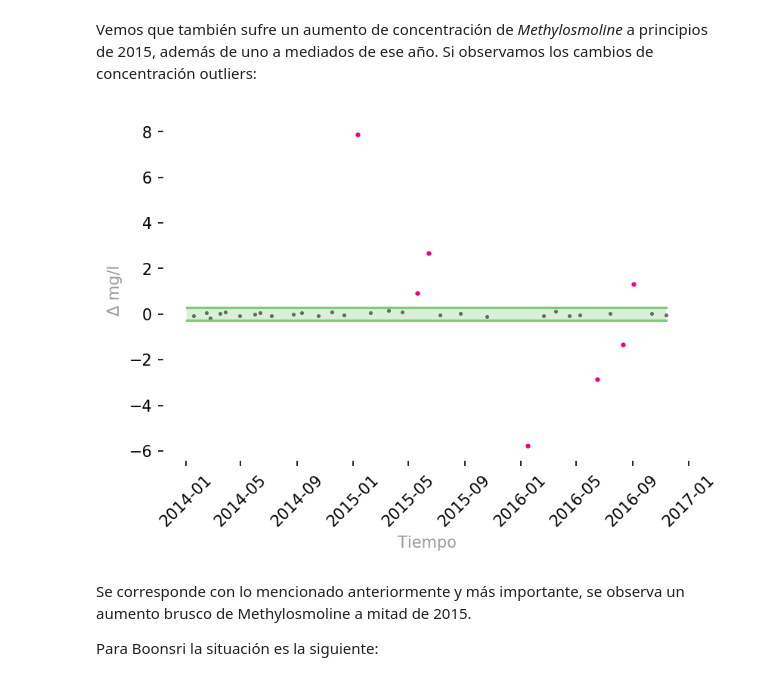
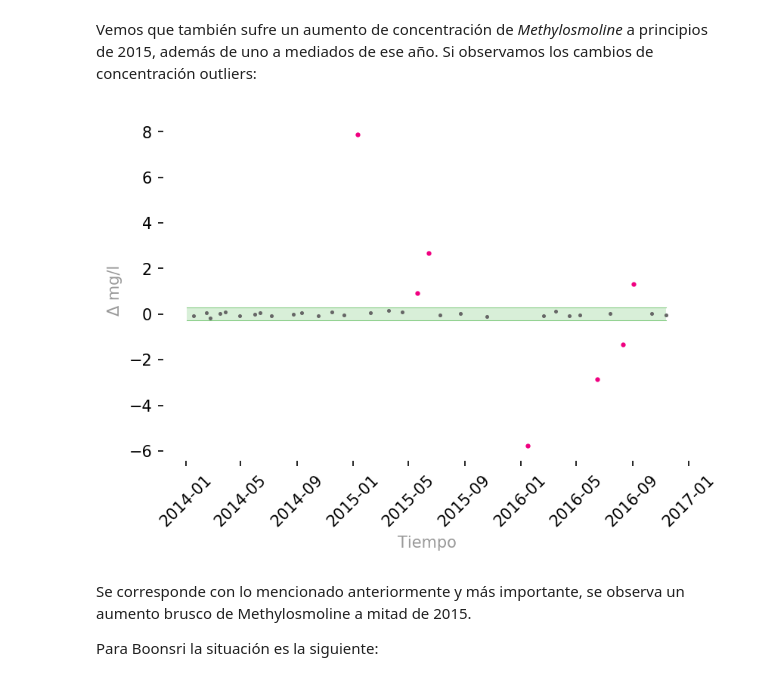
Before and after one commit to jsuarezb/infovis-vast-challenge-2, a Jupyter notebook: Untitled.ipynb, the cells around one changed output. Saved outputs shown, nothing was run; the diff lists cells and outputs as text; code cells hidden in the pictures.

```diff
--- a/Untitled.ipynb
+++ b/Untitled.ipynb
@@ -613,34 +614,34 @@ Vemos que también sufre un aumento de concentración de _Methylosmoline_ a prin
 # %%
 diff = chai_v
 q1 = diff.quantile(q=0.25).values[0]
 q3 = diff.quantile(q=0.75).values[0]
 iqr = q3 - q1
 diff['q3'] = q3 + 1.5 * iqr
 diff['q1'] = q1 - 1.5 * iqr
 
 good_values = diff[(diff['value', 'Chai', 'Methylosmoline'] < diff['q3']) & (diff['value', 'Chai', 'Methylosmoline'] > diff['q1'])]
 outliers = diff[(diff['value', 'Chai', 'Methylosmoline'] >= diff['q3']) | (diff['value', 'Chai', 'Methylosmoline'] <= diff['q1'])]
 
 f, ax = plt.subplots(dpi=150)
 
 # Accent color palette
-ax.plot(diff.index, diff.iloc[:, 1], color='#80ca7f')
-ax.plot(diff.index, diff.iloc[:, 2], color='#80ca7f')
+ax.plot(diff.index, diff.iloc[:, 1], color='#80ca7f', linewidth=0.5)
+ax.plot(diff.index, diff.iloc[:, 2], color='#80ca7f', linewidth=0.5)
 ax.fill_between(diff.index, diff.iloc[:, 1], diff.iloc[:, 2], facecolor='#80ca7f', alpha=0.3)
 ax.scatter(good_values.index, good_values.iloc[:, 0], color='#666666', s=2)
 ax.scatter(outliers.index, outliers.iloc[:, 0], color='#f00080', s=4)
 
 ax.set_xlabel('Tiempo')
 ax.set_ylabel('Δ mg/l')
 
 ax.spines['top'].set_visible(False)
 ax.spines['right'].set_visible(False)
 ax.spines['bottom'].set_visible(False)
 ax.spines['left'].set_visible(False)
 
 plt.xticks(rotation=45);
 # %% [output]
-[figure, old version]
+[figure, new version]
 # %% [markdown]
 Se corresponde con lo mencionado anteriormente y más importante, se observa un aumento brusco de Methylosmoline a mitad de 2015.
 
```
Also changed, not shown: parts of 7 cells of this notebook.
